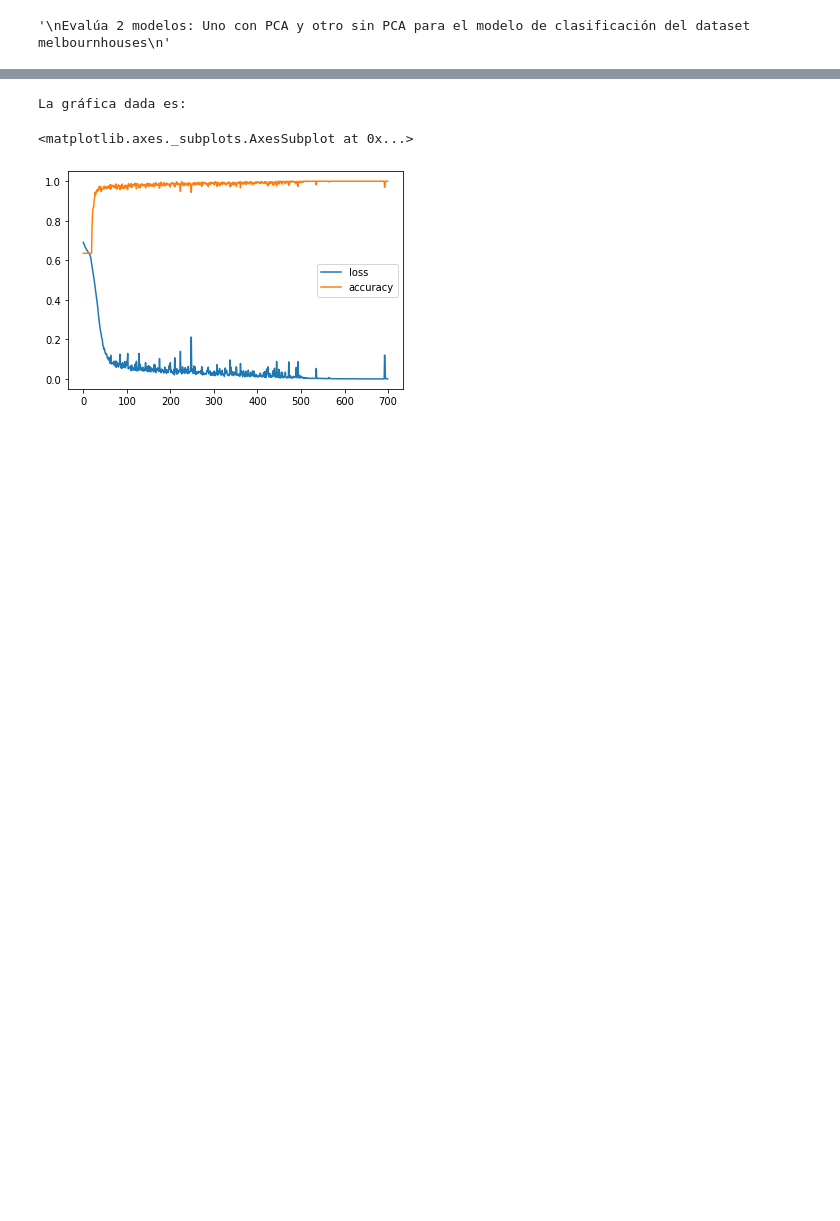
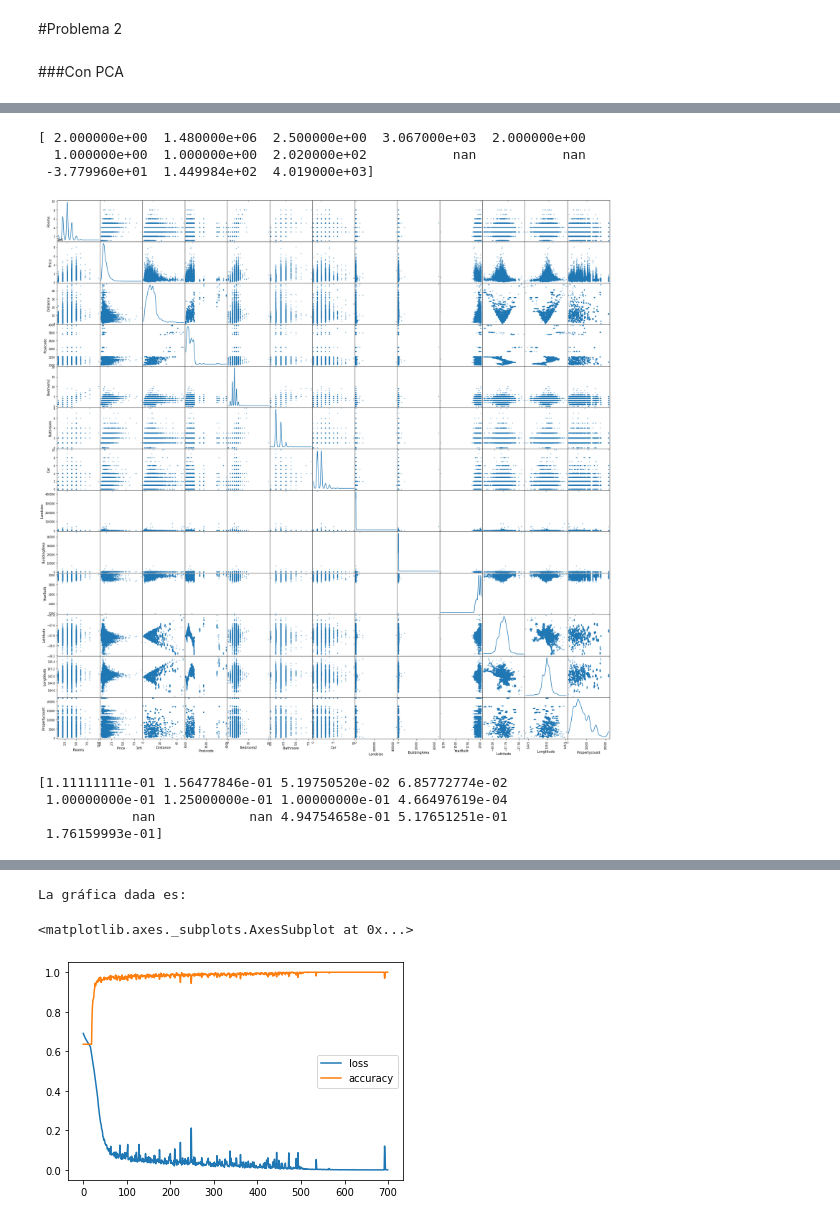
Before and after one commit to Jacksonpardo/Jack-Examen, a Jupyter notebook: Jackson_Mondragon_Pardo_ExamenFinal.ipynb, the cells around one changed output, grey strips where cells are left out. Cells and saved outputs as stored; diff of their text form; code cells hidden in the pictures; blank space fills up the shorter version.

```diff
--- a/Jackson_Mondragon_Pardo_ExamenFinal.ipynb
+++ b/Jackson_Mondragon_Pardo_ExamenFinal.ipynb
@@ -18,6 +22,23 @@ import matplotlib.pyplot as plt
 from sklearn.metrics import confusion_matrix, recall_score, precision_score
 from sklearn.neighbors import KNeighborsClassifier as knn
 from sklearn.model_selection import train_test_split as tts
+##Importar los datos
+dfiris=datasets.load_iris()
+
+##Definir características
+X=dfiris.data
+y=dfiris.target
+
+
+##Analizar la dimensionalidad de las variables
+#print(np.shape(X))
+#print(np.shape(y))
+y=np.reshape(y,(150,1))
+#print(np.shape(y))
+
+
+##Entrenar el modelo
+Xtrain, Xtest, ytrain, ytest =tts(X, y)
 
 n_neighborss = 1
 
@@ -26,7 +47,7 @@ n_neighborss = 1
 h = .02
 
 modelknn = knn(n_neighbors= n_neighborss)
-modelknn.fit(xtrain,ytrain)
+modelknn.fit(Xtrain,ytrain)
 
 # Create color maps
 cmap_light = ListedColormap(['#FFAAAA', '#AAFFAA','#00AAFF'])
@@ -140,7 +152,37 @@ print(f'La precision en validación es: {precisionscoreval}')
 ValueError: ignored
-# %%
-"""
-Evalúa 2 modelos: Uno con PCA y otro sin PCA para el modelo de clasificación del dataset melbournhouses
-"""
-# %% [output]
-'\nEvalúa 2 modelos: Uno con PCA y otro sin PCA para el modelo de clasificación del dataset melbournhouses\n'
+# %% [markdown]
+#Problema 2
+# %% [markdown]
+###Con PCA
+# %%
+"""
+Evalúa 2 modelos: Uno con PCA y otro sin PCA para el modelo de clasificación del dataset melbournhouses
+"""
+import pandas as pd
+import numpy as np
+import matplotlib.pyplot as plt
+from sklearn.preprocessing import MinMaxScaler
+
+melhouse=pd.read_csv('https://raw.githubusercontent.com/pedrorotta/PythonIntermedio2022/main/Examen/melbournehouses.csv')
+display(melhouse.head())
+X = np.array(melhouse.drop(columns=['Suburb','Type','Method','SellerG','Date','Regionname','CouncilArea','Address']))
+#Todos los valores de la primera fila
+print(X[0,:])
+
+##Matriz de dispersión de los datos
+#Se necesita un df para poder lograrlo
+
+X_df=melhouse.drop(columns=['Suburb','Type','Method','SellerG','Date','Regionname','CouncilArea','Address'])
+pd.plotting.scatter_matrix(X_df,figsize=(30,30),diagonal='kde')
+plt.show()
+
+#Escalamiento de datos
+
+escalador=MinMaxScaler()
+escalador.fit(X)
+X_escalado=escalador.fit_transform(X)
+
+
+#Visualizar el x escalado la primera fila
+print(X_escalado[0,:])
+# %% [output]
@@ -146,0 +195,8 @@ Evalúa 2 modelos: Uno con PCA y otro sin PCA para el modelo de clasificación d
+[ 2.000000e+00  1.480000e+06  2.500000e+00  3.067000e+03  2.000000e+00
+  1.000000e+00  1.000000e+00  2.020000e+02           nan           nan
+ -3.779960e+01  1.449984e+02  4.019000e+03]
+[figure, added]
+[1.11111111e-01 1.56477846e-01 5.19750520e-02 6.85772774e-02
+ 1.00000000e-01 1.25000000e-01 1.00000000e-01 4.66497619e-04
+            nan            nan 4.94754658e-01 5.17651251e-01
+ 1.76159993e-01]
```
Also changed, not shown: parts of 13 cells of this notebook.
